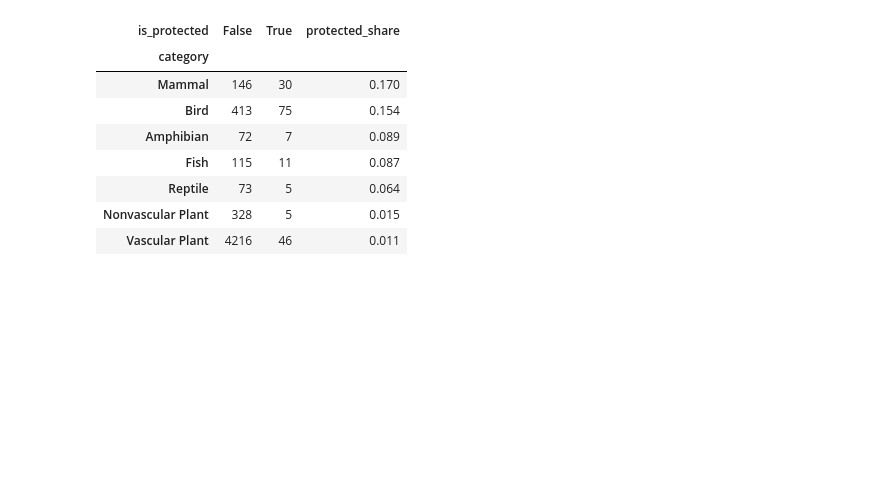
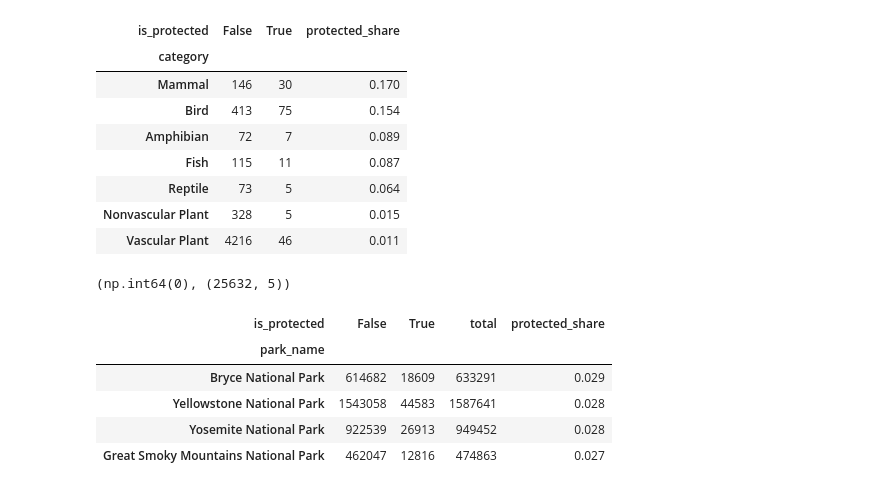
Before and after one commit to ad0wski/biodiversity-starter, a Jupyter notebook: biodiversity.ipynb, the cells around one changed output. Cells and saved outputs as stored; diff of their text form; code cells hidden in the pictures; blank space fills up the shorter version.

```diff
--- a/biodiversity.ipynb
+++ b/biodiversity.ipynb
@@ -171,3 +171,38 @@ cat_prot.sort_values("protected_share", ascending=False)
 | Reptile | 73 | 5 | 0.064 |
 | Nonvascular Plant | 328 | 5 | 0.015 |
 | Vascular Plant | 4216 | 46 | 0.011 |
+# %%
+import pandas as pd
+
+# jeśli masz już w pamięci, możesz pominąć te dwie linie
+species = pd.read_csv("species_info.csv")
+observations = pd.read_csv("observations.csv")
+
+species["conservation_status"] = species["conservation_status"].fillna("No Intervention")
+species["is_protected"] = species["conservation_status"] != "No Intervention"
+
+obs = observations.merge(
+    species[["scientific_name", "is_protected", "category"]],
+    on="scientific_name",
+    how="left"
+)
+
+# sanity check
+obs["is_protected"].isna().sum(), obs.shape
+# %% [output]
+(np.int64(0), (25632, 5))
+# %%
+park_summary = (obs.groupby(["park_name","is_protected"])["observations"]
+                  .sum().unstack(fill_value=0))
+park_summary["total"] = park_summary[True] + park_summary[False]
+park_summary["protected_share"] = (park_summary[True] / park_summary["total"]).round(3)
+
+# parki z najwyższym udziałem chronionych obserwacji
+park_summary.sort_values(["protected_share","total"], ascending=[False, False]).head(10)
+# %% [output]
+| is_protected | False | True | total | protected_share |
+| park_name |  |  |  |  |
+| Bryce National Park | 614682 | 18609 | 633291 | 0.029 |
+| Yellowstone National Park | 1543058 | 44583 | 1587641 | 0.028 |
+| Yosemite National Park | 922539 | 26913 | 949452 | 0.028 |
+| Great Smoky Mountains National Park | 462047 | 12816 | 474863 | 0.027 |
```
Also changed, not shown: parts of 1 cell of this notebook.
